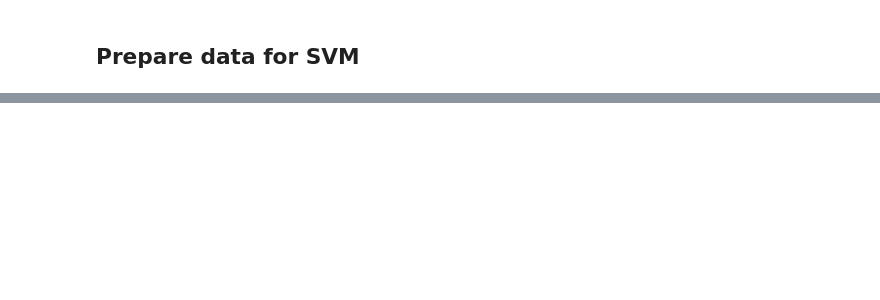
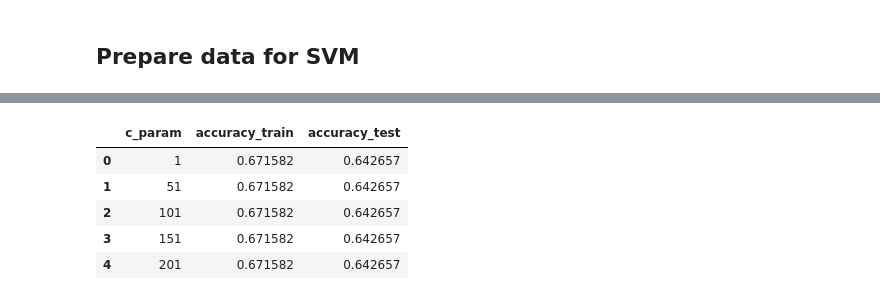
Before and after one commit to anly501/anly-501-project-cynthia-ng, a Jupyter notebook: codes/SVM_py.ipynb, the cells around one changed output, grey strips where cells are left out. Saved outputs shown, nothing was run; the diff lists cells and outputs as text; code cells hidden in the pictures; blank space fills up the shorter version.

```diff
--- a/codes/SVM_py.ipynb
+++ b/codes/SVM_py.ipynb
@@ -163,0 +244,36 @@ print(y_test.shape)
+# %%
+# Tune model with various C values
+
+# Import svc library
+from sklearn.svm import SVC
+
+col_headers = ['c_param',
+             'accuracy_train',
+             'accuracy_test']
+all_results = []
+
+C = 500
+
+for i in np.arange(1, 500, 50):
+    clf = SVC(C = i, kernel = 'linear')
+    clf.fit(X_train, y_train)
+    yp_train = clf.predict(X_train)
+    yp_test = clf.predict(X_test)
+
+    # append results to dataframe
+    results = [i,
+              accuracy_score(y_train, yp_train),
+              accuracy_score(y_test, yp_test)]
+    all_results.append(results)
+
+# create a dataframe
+svm_results_df = pd.DataFrame(all_results,
+                              columns = col_headers)
+svm_results_df.head()
+# %% [output]
+|  | c_param | accuracy_train | accuracy_test |
+| 0 | 1 | 0.671582 | 0.642657 |
+| 1 | 51 | 0.671582 | 0.642657 |
+| 2 | 101 | 0.671582 | 0.642657 |
+| 3 | 151 | 0.671582 | 0.642657 |
+| 4 | 201 | 0.671582 | 0.642657 |
```
Also changed, not shown: parts of 34 cells of this notebook, 1 other file.
